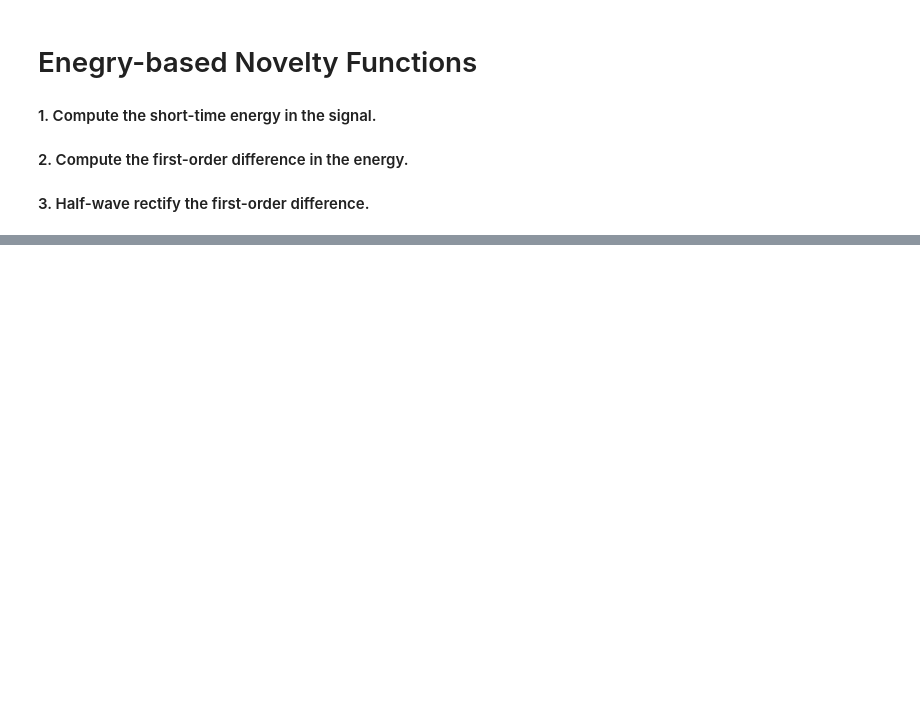
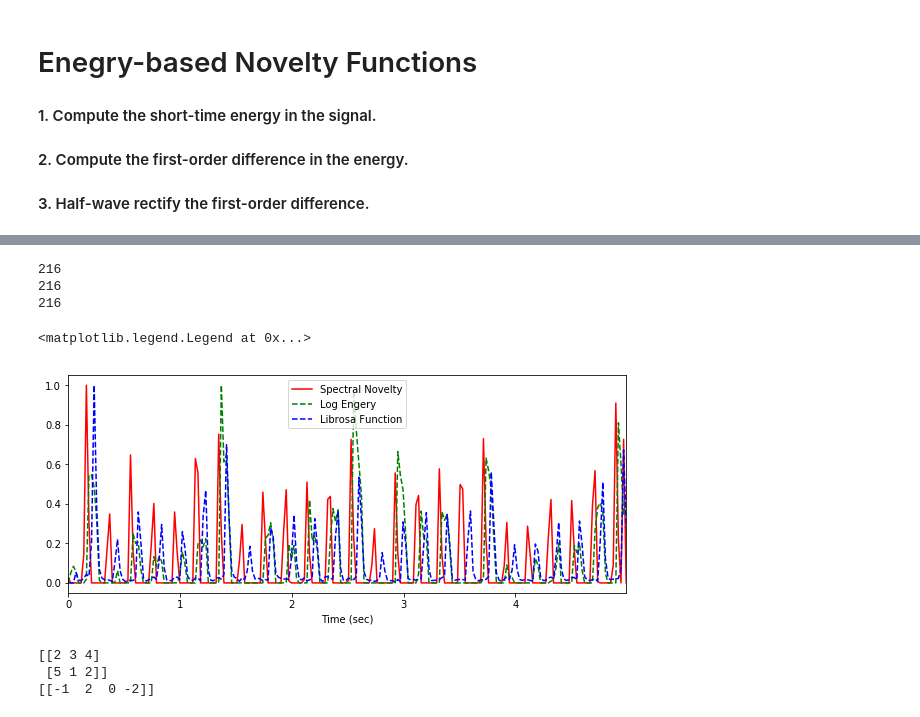
Before and after one commit to minwookchang/MusicalFunctions, a Jupyter notebook: onset_detection.ipynb, the cells around one changed output, grey strips where cells are left out. Cells and saved outputs as stored; diff of their text form; code cells hidden in the pictures; blank space fills up the shorter version.

```diff
--- a/onset_detection.ipynb
+++ b/onset_detection.ipynb
@@ -84,0 +149,27 @@ plt.legend(('RMSE', 'delta RMSE', 'energy novelty'))
+# %%
+energy_novelty  = np.max([np.zeros_like(rmse_diff), rmse_diff], axis=0)
+librosa_novelty = librosa.onset.onset_strength(y, sr=sr)
+
+print(len(spectral_novelty))
+print(len(energy_novelty))
+print(len(librosa_novelty))
+
+plt.figure(figsize=(10,  4))
+plt.plot(t, spectral_novelty/np.max(spectral_novelty), 'r-', t, log_energy_novelty/np.max(log_energy_novelty), 'g--', t, librosa_novelty/np.max(librosa_novelty),'b--')
+plt.xlim(0, t.max())
+plt.xlabel('Time (sec)')
+plt.legend(('Spectral Novelty','Log Engery', 'Librosa Function'))
+# %% [output]
+216
+216
+216
+<matplotlib.legend.Legend at 0x...>
+[figure, added]
+# %%
+x = np.array([[1, 3, 6, 10], [0, 5, 6, 8]])
+print(np.diff(x,axis = 1))
+print(np.diff(x, axis=0))
+# %% [output]
+[[2 3 4]
+ [5 1 2]]
+[[-1  2  0 -2]]
```
Also changed, not shown: parts of 6 cells of this notebook.
